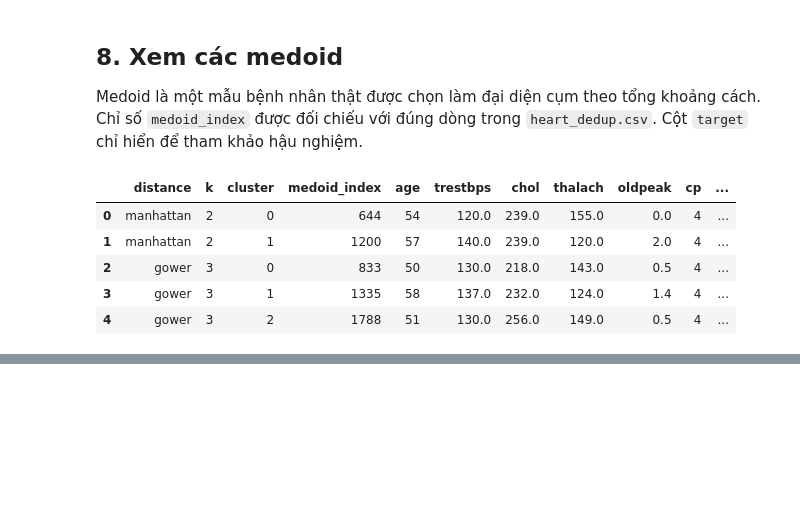
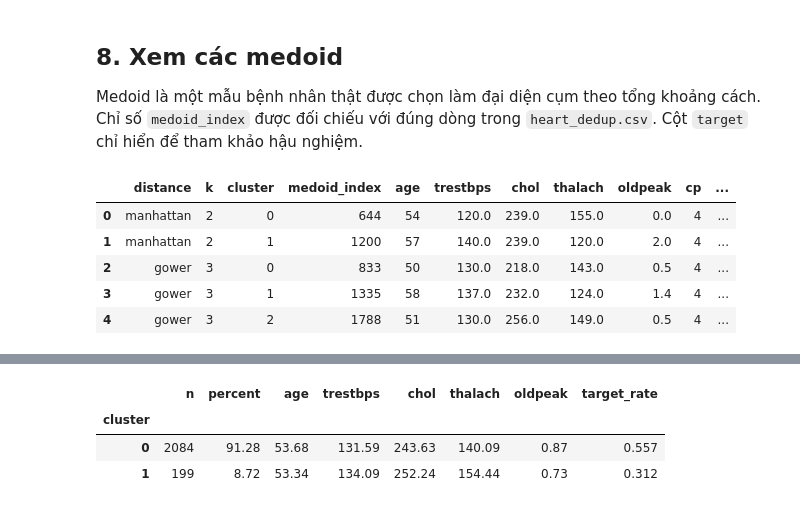
Before and after one commit to HaVuHongPhuc/Clustering_of_patients_with_heart_disease_KMedoids, a Jupyter notebook: notebooks/02_experiment_analysis.ipynb, the cells around one changed output, grey strips where cells are left out. Drawn from its saved outputs; the diff is of its cells as text; code cells hidden in the pictures; blank space fills up the shorter version.

```diff
--- a/notebooks/02_experiment_analysis.ipynb
+++ b/notebooks/02_experiment_analysis.ipynb
@@ -300,0 +303,77 @@ display(selected_medoids)
+# %%
+from pathlib import Path
+import sys
+import pandas as pd
+from sklearn.metrics import silhouette_score
+
+# Nếu notebook đang ở thư mục notebooks thì thêm thư mục dự án vào đường dẫn.
+ROOT = Path.cwd().parent if Path.cwd().name == "notebooks" else Path.cwd()
+if str(ROOT) not in sys.path:
+    sys.path.insert(0, str(ROOT))
+
+from src.kmedoids import KMedoids
+from src.evaluation import cluster_profile, posthoc_target_check
+from src.data import TARGET_COL
+
+PROCESSED = ROOT / "data" / "processed"
+
+# Đọc các artifact đã xử lý. target được đọc riêng, không đưa vào mô hình.
+patients = pd.read_csv(PROCESSED / "heart_dedup.csv")
+X_manhattan = pd.read_csv(PROCESSED / "X_manhattan.csv")
+target = pd.read_csv(PROCESSED / "target.csv")[TARGET_COL]
+
+# Kiểm tra số dòng, thứ tự target và việc target không nằm trong X.
+assert len(patients) == len(X_manhattan) == len(target) == 2283
+assert TARGET_COL not in X_manhattan.columns
+assert patients[TARGET_COL].equals(target)
+
+# Chạy bản K-Medoids tự cài đặt.
+model = KMedoids(
+    n_clusters=2,
+    metric="manhattan",
+    random_state=42,
+    max_iter=100,
+).fit(X_manhattan.to_numpy(dtype=float))
+
+labels = model.labels_
+
+# Tạo bảng hồ sơ cụm; target_rate chỉ dùng cho phân tích hậu nghiệm.
+profile = cluster_profile(patients, labels)
+profile.insert(
+    1,
+    "percent",
+    (profile["n"] / len(patients) * 100).round(2),
+)
+
+print("Số hồ sơ:", len(patients))
+print("Kích thước cụm:", model.cluster_sizes_)
+print("Medoid index (bắt đầu từ 0):", model.medoid_indices_)
+print("Medoid nếu đánh số hồ sơ từ 1:", [i + 1 for i in model.medoid_indices_])
+print("Objective/inertia:", round(model.inertia_, 6))
+print("Số vòng lặp:", model.n_iter_)
+print("Hội tụ:", model.converged_)
+print("Silhouette:", round(
+    silhouette_score(
+        X_manhattan.to_numpy(dtype=float),
+        labels,
+        metric="manhattan",
+    ),
+    6,
+))
+print("Đối chiếu target hậu nghiệm:", posthoc_target_check(labels, target))
+
+display(
+    profile[
+        [
+            "n",
+            "percent",
+            "age",
+            "trestbps",
+            "chol",
+            "thalach",
+            "oldpeak",
+            "target_rate",
+        ]
+    ]
+)
+# %% [output]
@@ -300,0 +389,4 @@ display(selected_medoids)
+|  | n | percent | age | trestbps | chol | thalach | oldpeak | target_rate |
+| cluster |  |  |  |  |  |  |  |  |
+| 0 | 2084 | 91.28 | 53.68 | 131.59 | 243.63 | 140.09 | 0.87 | 0.557 |
+| 1 | 199 | 8.72 | 53.34 | 134.09 | 252.24 | 154.44 | 0.73 | 0.312 |
```
Also changed, not shown: parts of 6 cells of this notebook.
